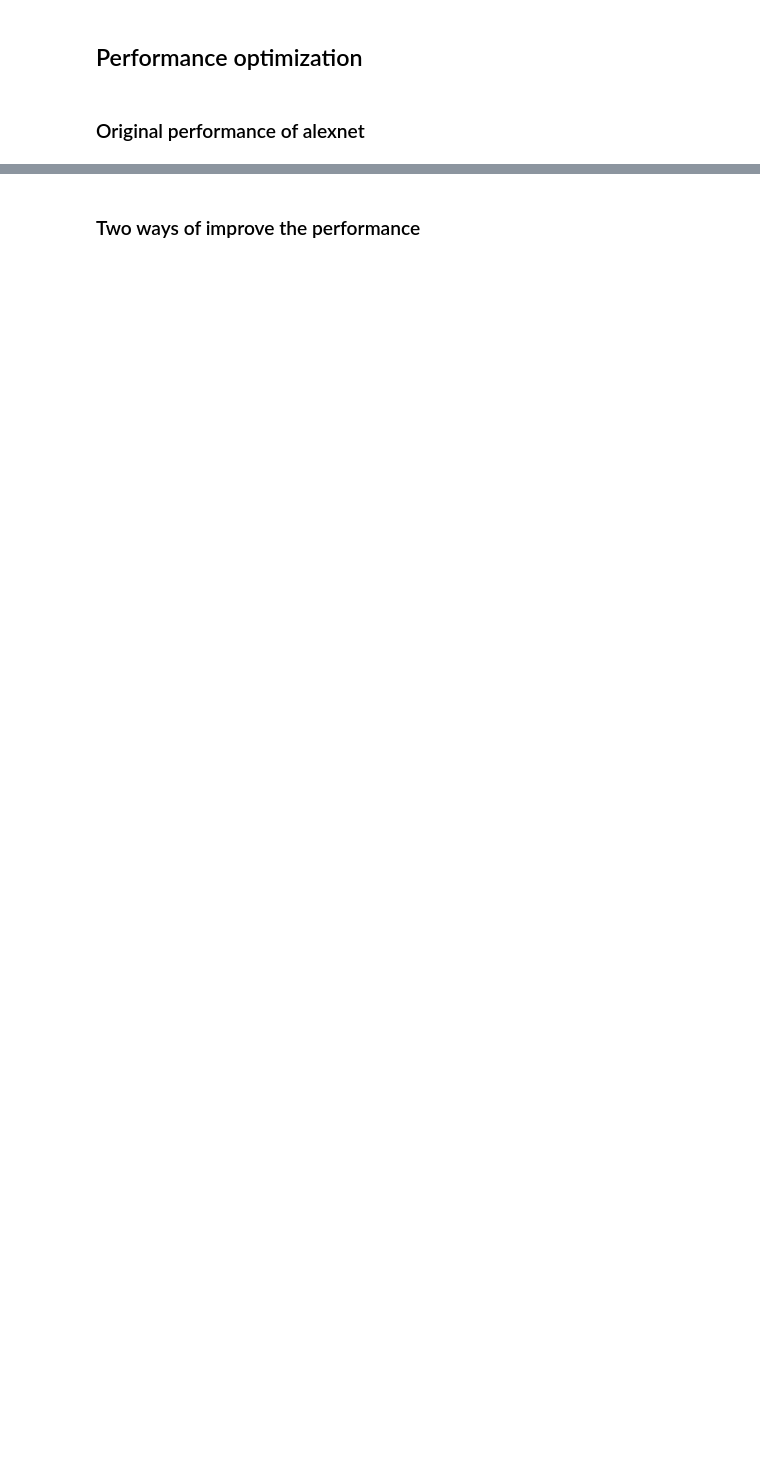
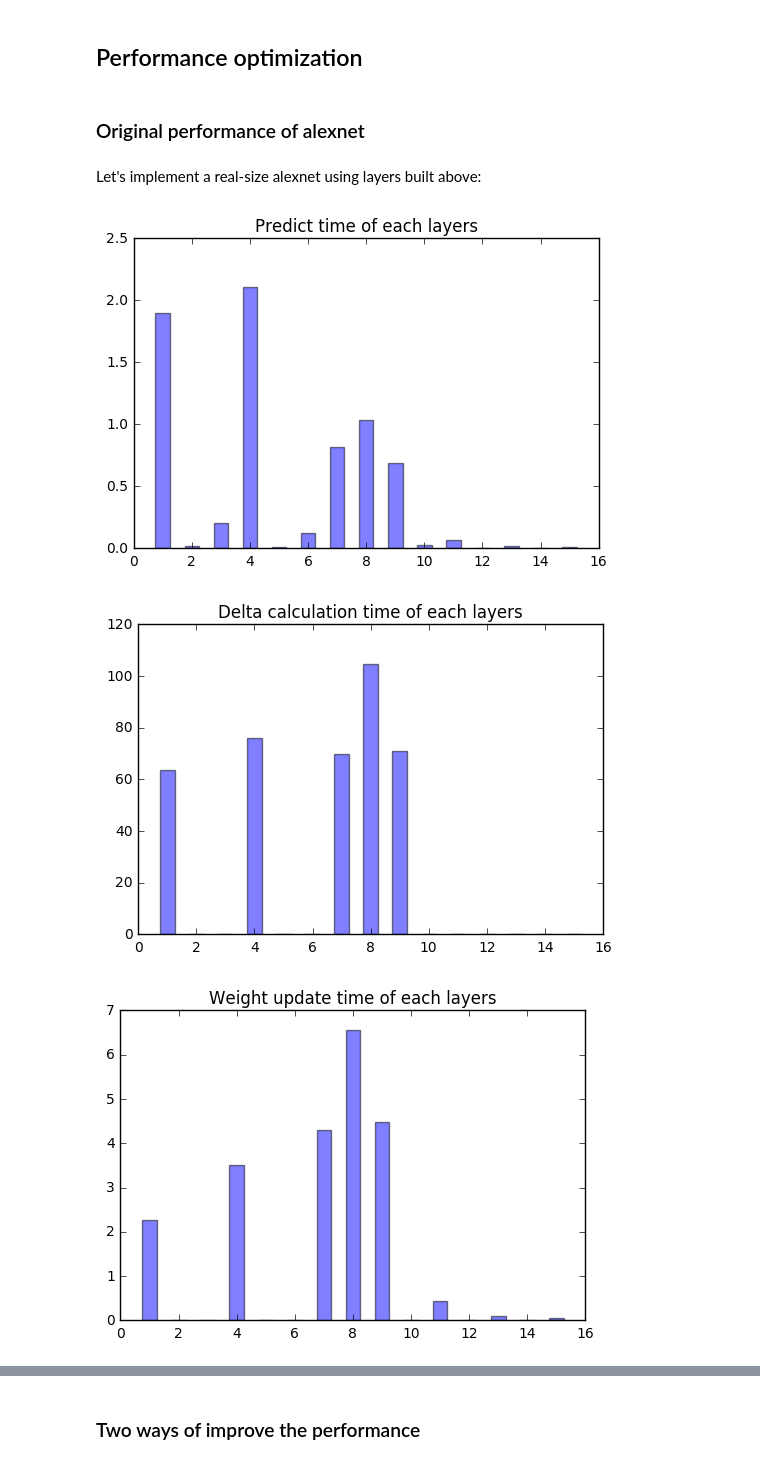
Before and after one commit to supermizar/alexnet, a Jupyter notebook: doc/AlexNet.ipynb, the cells around one changed output, grey strips where cells are left out. Drawn from its saved outputs; the diff is of its cells as text; code cells hidden in the pictures; blank space fills up the shorter version.

```diff
--- a/doc/AlexNet.ipynb
+++ b/doc/AlexNet.ipynb
@@ -377,6 +431,6 @@ def calc_layer_delta(self, downstream_layer):
 # %%
 import sys
-sys.path.append("../")
+sys.path.append("../python")
 import numpy as np
 from layers.conv_layer import ConvLayer
 from layers.conv_layer_hidden import ConvLayerHidden
@@ -406,7 +460,7 @@ if __name__ == '__main__':
 
     sp.plot(net.predict(fake_image, training=False), desc='episode-' + str(0))
     for i in range(0, 5):
-        net.train_one_sample(fake_label, fake_image, 1)
+        net.train_one_sample(fake_label, fake_image, 1, showlog=False)
         sp.plot(net.predict(fake_image, training=False), desc='episode-'+str(i+1))
 
     sp.show()
@@ -433,3 +472,62 @@ Training with one sample finished
 ## Performance optimization
 # %% [markdown]
 ### Original performance of alexnet
+# %% [markdown]
+Let's implement a real-size alexnet using layers built above:
+# %%
+import sys
+sys.path.append("../python")
+import numpy as np
+from layers.conv_layer import ConvLayer
+from layers.conv_layer_hidden import ConvLayerHidden
+from layers.fc_layer import FcLayer
+from layers.lrn_layer import LrnLayer
+from layers.max_pooling_layer import MaxPoolingLayer
+from layers.softmax_layer import SoftmaxLayer
+from utils.sci_plotter import SciPlot
+from scipy import misc
+
+from python.layers.dropout_layer import DropoutLayer
+from python.network.network import Network
+from python.utils.activator import ReluActivator as Relu
+
+if __name__ == '__main__':
+    raccoon_image = misc.imread('../res/face.png').reshape([3,224,224])
+    label = np.zeros([1000])
+    label[0] = 1
+    net = Network()
+
+    ConvLayer(net, 224, 224, 3, 11, 11, 96, 2, 4, Relu(), 0.05)
+    LrnLayer(net, 2, 0.0001, 5, 0.75)
+    MaxPoolingLayer(net, 3, 3, 2)
+
+    ConvLayerHidden(net, 5, 5, 256, 2, 1, Relu(), 0.05)
+    LrnLayer(net, 2, 0.0001, 5, 0.75)
+    MaxPoolingLayer(net, 3, 3, 2)
+
+    ConvLayerHidden(net, 3, 3, 384, 1, 1, Relu(), 0.05)
+
+    ConvLayerHidden(net, 3, 3, 384, 1, 1, Relu(), 0.05)
+
+    ConvLayerHidden(net, 3, 3, 256, 1, 1, Relu(), 0.05)
+    MaxPoolingLayer(net, 3, 3, 2)
+
+    FcLayer(net, 2048, Relu())
+    DropoutLayer(net, dropout_prob=0.5)
+
+    FcLayer(net, 2048, Relu())
+    DropoutLayer(net)
+
+    SoftmaxLayer(net, 1000)
+
+    net.train_one_sample(label, raccoon_image, 1, showlog=False)
+    sp = SciPlot('Predict time of each layers')
+    sp.bar(net.indexes, net.predict_time)
+    sp = SciPlot('Delta calculation time of each layers')
+    sp.bar(net.indexes, net.delta_calc_time)
+    sp = SciPlot('Weight update time of each layers')
+    sp.bar(net.indexes, net.update_weight_time)
+# %% [output]
+[figure, added]
+[figure, added]
+[figure, added]
```
Also changed, not shown: parts of 16 cells of this notebook, 3 other files.
